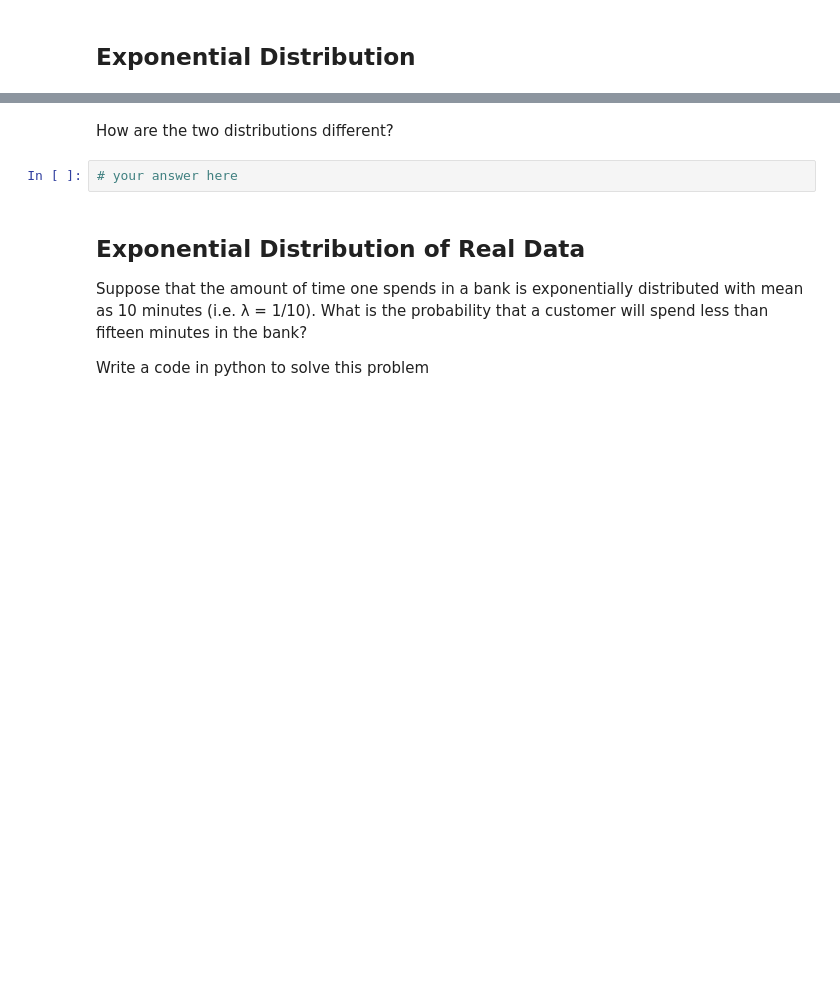
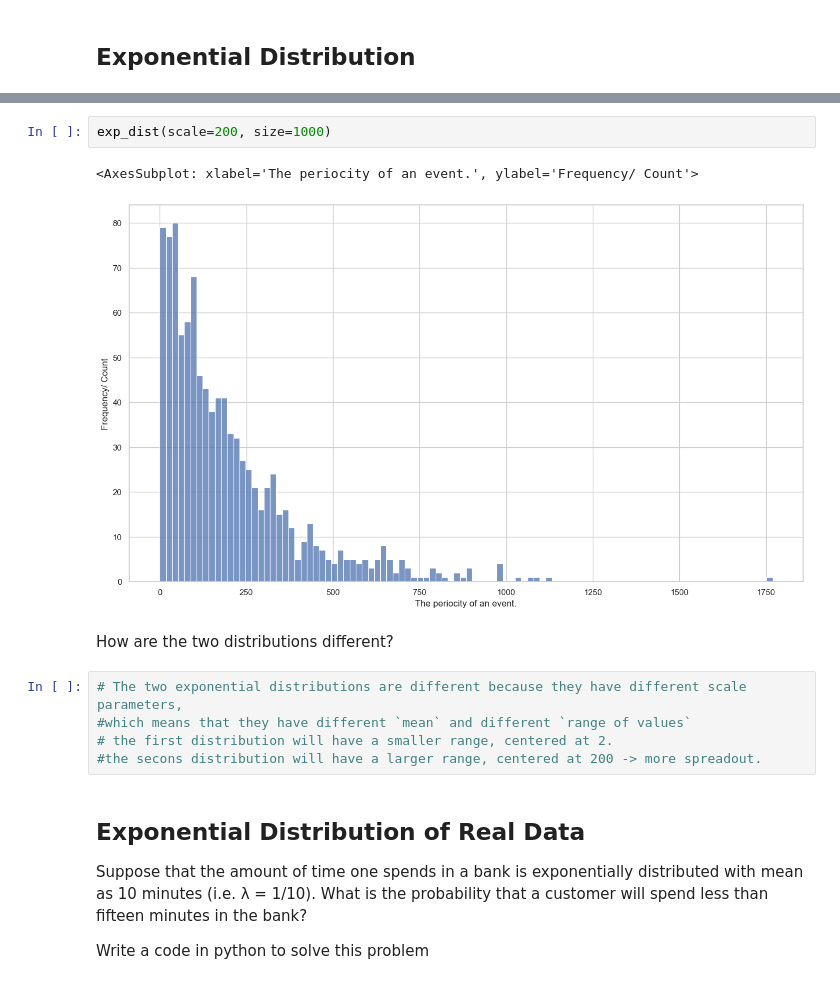
Before and after one commit to Ironhack-data-bcn-january-2023/lab-continuous-probability-distributions, a Jupyter notebook: your-code/main.ipynb, the cells around one changed output, grey strips where cells are left out. Cells and saved outputs as stored; diff of their text form; blank space fills up the shorter version.

```diff
--- a/your-code/main.ipynb
+++ b/your-code/main.ipynb
@@ -66,7 +138,15 @@ Your output should look like below:
+# %%
+exp_dist(scale=200, size=1000)
+# %% [output]
+<AxesSubplot: xlabel='The periocity of an event.', ylabel='Frequency/ Count'>
+[figure, added]
 # %% [markdown]
 How are the two distributions different?
-# %%
-# your answer here
+# %%
+# The two exponential distributions are different because they have different scale parameters,
+#which means that they have different `mean` and different `range of values`
+# the first distribution will have a smaller range, centered at 2.
+#the secons distribution will have a larger range, centered at 200 -> more spreadout.
 # %% [markdown]
 ## Exponential Distribution of Real Data
 
```
Also changed, not shown: parts of 12 cells of this notebook.
